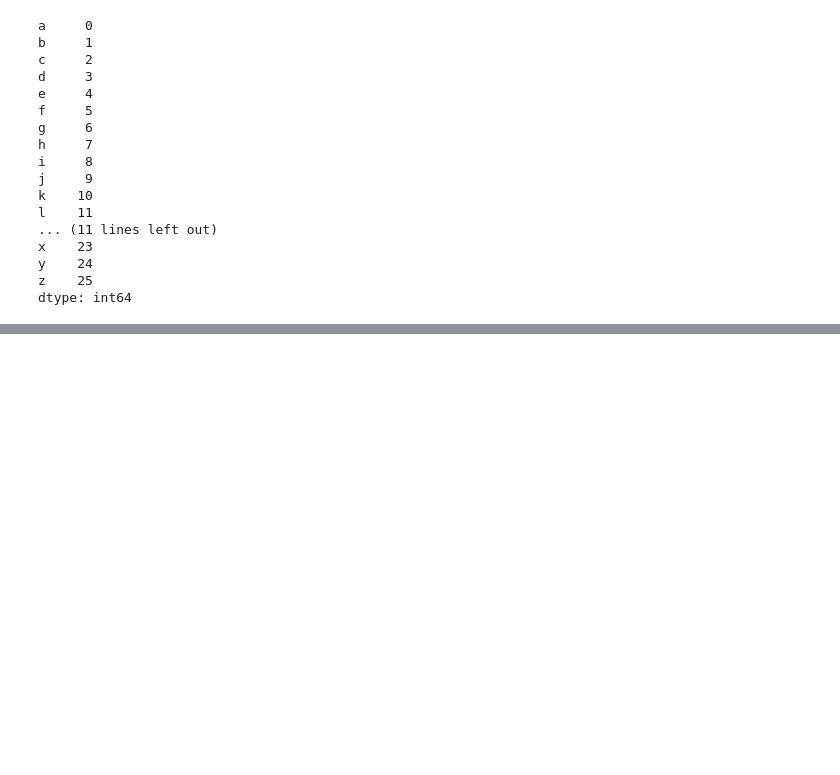
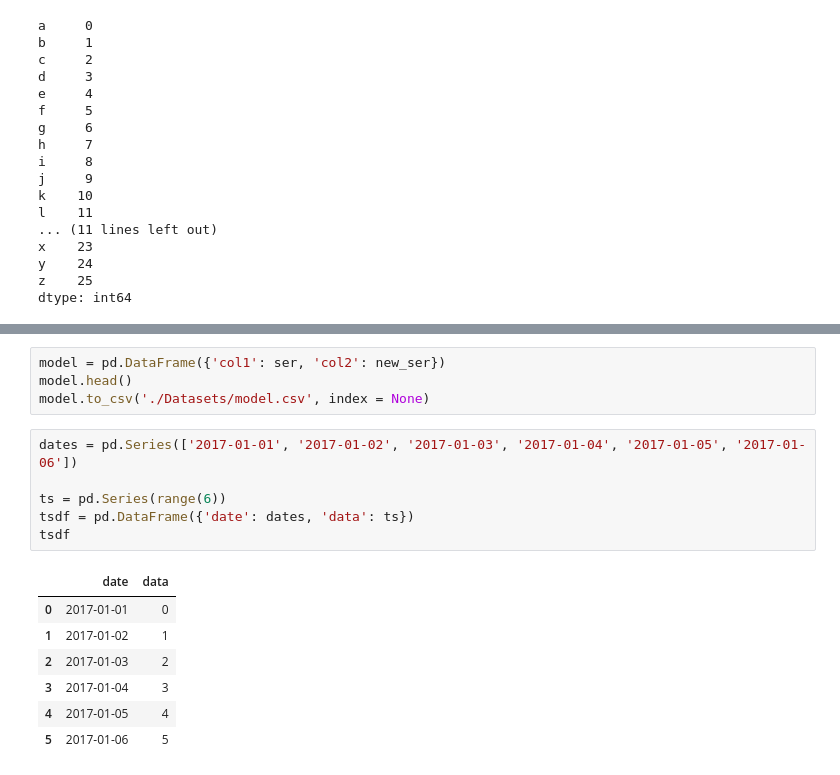
Before and after one commit to jshreynolds/pandas-workshop, a Jupyter notebook: Chapter02/workbook.ipynb, the cells around one changed output, grey strips where cells are left out. Drawn from its saved outputs; the diff is of its cells as text; blank space fills up the shorter version.

```diff
--- a/Chapter02/workbook.ipynb
+++ b/Chapter02/workbook.ipynb
@@ -404,0 +466,18 @@ dtype: int64
+# %%
+model = pd.DataFrame({'col1': ser, 'col2': new_ser})
+model.head()
+model.to_csv('./Datasets/model.csv', index = None)
+# %%
+dates = pd.Series(['2017-01-01', '2017-01-02', '2017-01-03', '2017-01-04', '2017-01-05', '2017-01-06'])
+
+ts = pd.Series(range(6))
+tsdf = pd.DataFrame({'date': dates, 'data': ts})
+tsdf
+# %% [output]
+|  | date | data |
+| 0 | 2017-01-01 | 0 |
+| 1 | 2017-01-02 | 1 |
+| 2 | 2017-01-03 | 2 |
+| 3 | 2017-01-04 | 3 |
+| 4 | 2017-01-05 | 4 |
+| 5 | 2017-01-06 | 5 |
```
Also changed, not shown: parts of 13 cells of this notebook, 5 other files.
